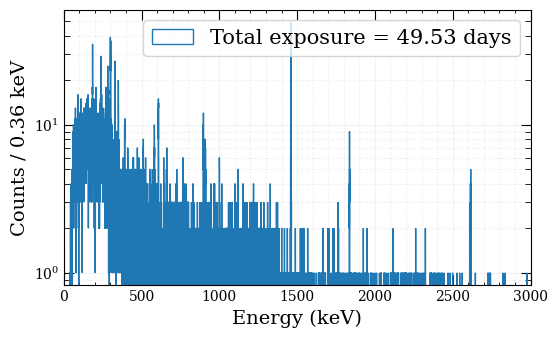
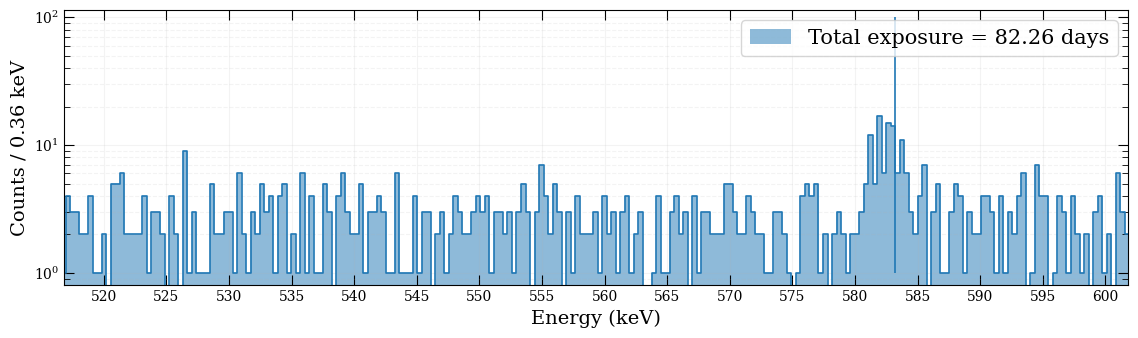
Unified diff of the notebook cell whose output changed from the first chart to the second:
--- before
+++ after
@@ -3,5 +3,5 @@
 
 
-dx_major = 500
+dx_major = 5
 dx_minor = 100
 
@@ -22,16 +22,28 @@
 # Bin width
 
-#bins = np.linspace(min(E_kev), max(E_kev), int(len(E_kev)/56))
-bins = np.linspace(min(E_kev), max(E_kev), int(len(E_kev)))
-counts, bin_edge, _ = plt.hist(E_kev, bins = bins, weights = spectrum_50,   
-                               histtype='step',
-                               label=f'Total exposure = {t_50 /(24*60*60):.2f} days')
-db = bin_edge[1]- bin_edge[0]
+bins_common = np.arange(0,3000,1.26)
+
+plt.step(
+    E_tot,
+    Ntot,
+    where='mid',
+        
+)
+
+plt.fill_between(
+    E_tot,
+    Ntot,
+    step='mid',
+    alpha=0.5,
+    label = f"Total exposure = {(t_50 + t_30)/(24*60*60) :.2f} days"
+)
 
 
 
+db = (E_tot[1]-E_tot[0])
+
+plt.xlim([551.8-35, 551.8+50])
 plt.xlabel('Energy (keV)')
 plt.ylabel(rf'Counts / {db:.2f} keV')
-plt.xlim(0, 3000)
 plt.yscale('log')
 plt.grid(alpha=0.15)
@@ -41,4 +53,5 @@
 plt.legend(fontsize=15)
 
+plt.vlines(583.19, 1,100)
 plt.savefig("spectrum_50_days.png")
 plt.show()

Commit: update 14-05